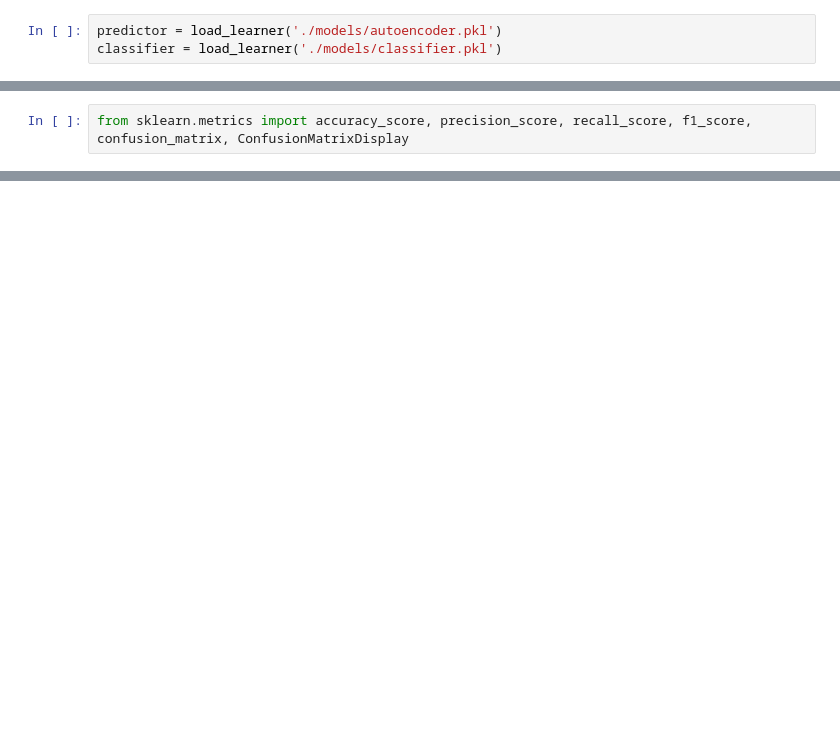
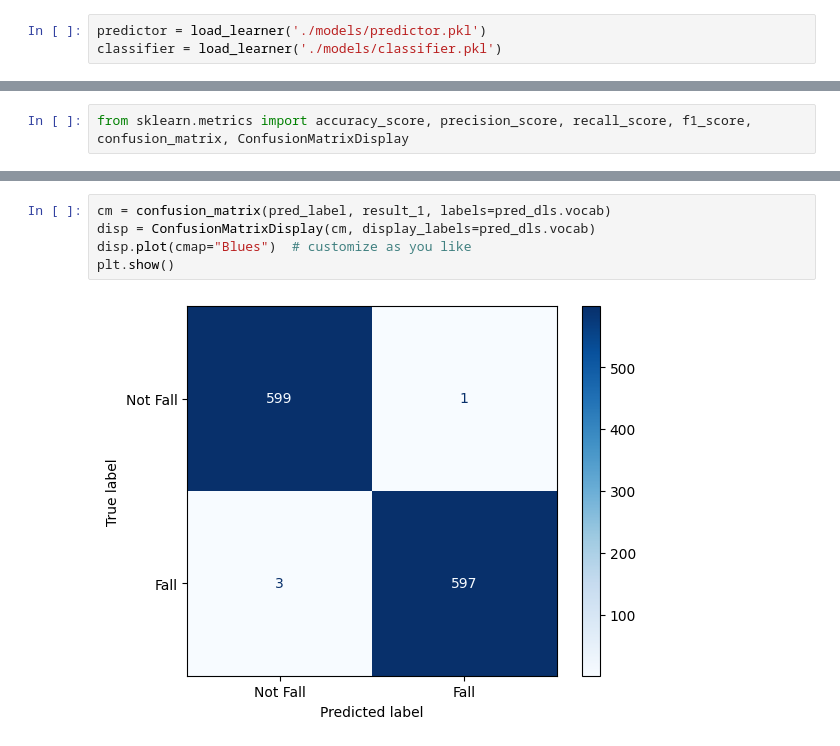
Before and after one commit to Vatnelid-Master-Project/data-analysis, a Jupyter notebook: pipeline.ipynb, the cells around one changed output, grey strips where cells are left out. Drawn from its saved outputs; the diff is of its cells as text; blank space fills up the shorter version.

```diff
--- a/pipeline.ipynb
+++ b/pipeline.ipynb
@@ -1,7 +1,7 @@
 # %%
 from fastai.vision.all import *
 # %%
-predictor = load_learner('./models/autoencoder.pkl')
+predictor = load_learner('./models/predictor.pkl')
 classifier = load_learner('./models/classifier.pkl')
 # %% [output]
 If you only need to load model weights and optimizer state, use the safe `Learner.load` instead.
@@ -162 +215,8 @@ accuracy_score(test_labels, result)
+# %%
+cm = confusion_matrix(pred_label, result_1, labels=pred_dls.vocab)
+disp = ConfusionMatrixDisplay(cm, display_labels=pred_dls.vocab)
+disp.plot(cmap="Blues")  # customize as you like
+plt.show()
+# %% [output]
+[figure, added]
 # %%
```
Also changed, not shown: parts of 14 cells of this notebook, 4 other files.
